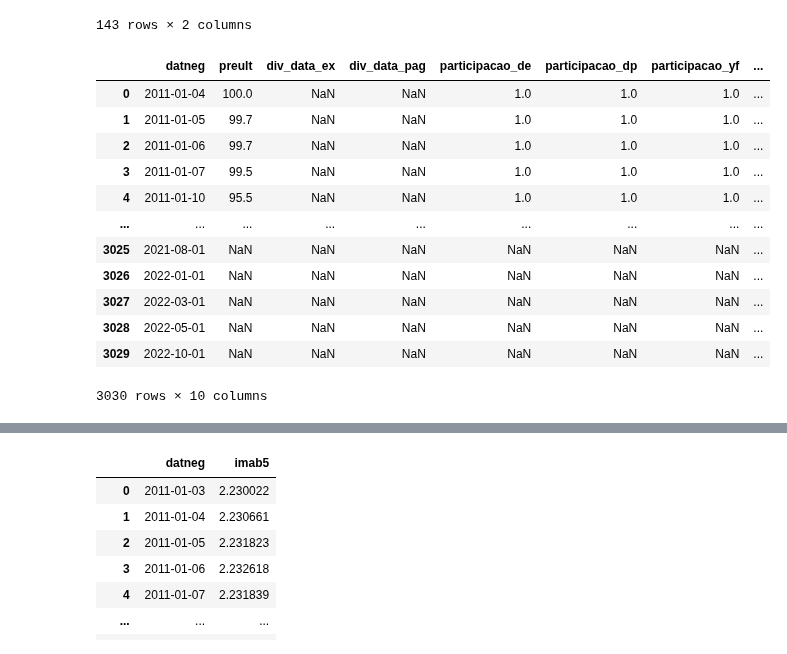
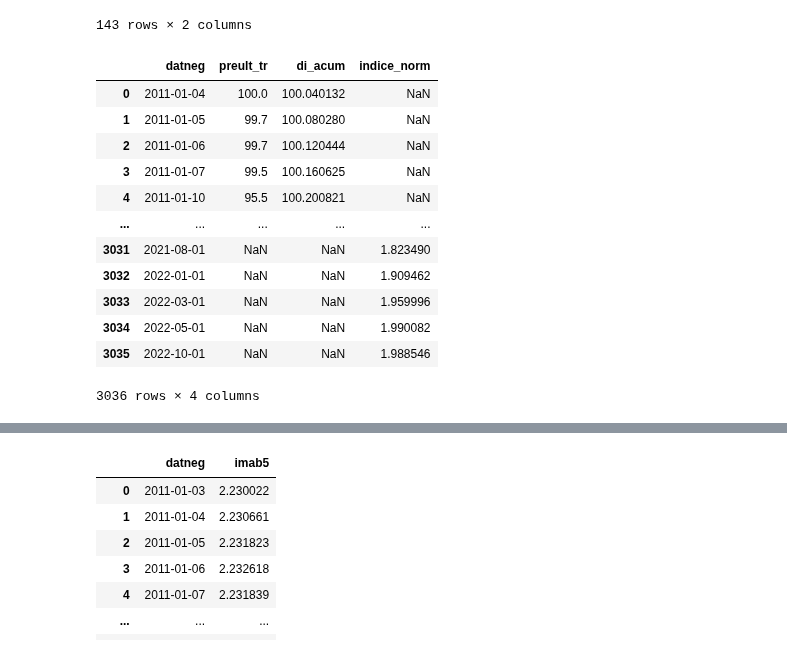
Before and after one commit to crdcj/medium, a Jupyter notebook: KNRI_PERF/knri.ipynb, the cells around one changed output, grey strips where cells are left out. Drawn from its saved outputs; the diff is of its cells as text; code cells hidden in the pictures.

```diff
--- a/KNRI_PERF/knri.ipynb
+++ b/KNRI_PERF/knri.ipynb
@@ -5,10 +5,10 @@ from evento import ajustar_datas
 # %%
 # Fundo sem histórico completo de preços no Yahoo Finance
 # Carregar histórico da B3
-precos = (
-    pd.read_csv('data/knri.csv', parse_dates=['datneg'])
+cotas = (
+    pd.read_csv('./data/knri_tr.csv', parse_dates=['datneg'])
     # a série da B3 começa em "2010-12-01" -> vamos começar em "2011-01-01"
     .query('datneg >= "2011-01-01"')
 )
-precos
+cotas
 # %% [output]
@@ -408,7 +97,7 @@ Data columns (total 5 columns):
 dtypes: datetime64[ns](1), float64(4)
 memory usage: 118.0 KB
 # %%
-tr = tr.merge(di[["data", "di_acum"]], how="left", left_on="datneg", right_on="data")
-tr.drop(columns=["data"], inplace=True)
-tr
+cotas = cotas.merge(di[["data", "di_acum"]], how="left", left_on="datneg", right_on="data")
+cotas.drop(columns=["data"], inplace=True)
+cotas
 # %% [output]
@@ -444,0 +117,3 @@ tr
+# %%
+cotas["di_acum"] = cotas["preult_tr"].iloc[0] * cotas["di_acum"]
+cotas
@@ -527,20 +216,20 @@ ipca
 | 142 | 2022-11-01 | 1.996698 |
 143 rows × 2 columns
 # %%
-tr = tr.merge(ipca, how='outer')
-tr
+cotas = cotas.merge(ipca, how='outer')
+cotas
 # %% [output]
-|  | datneg | preult | div_data_ex | div_data_pag | participacao_de | participacao_dp | participacao_yf | ... |
-| 0 | 2011-01-04 | 100.0 | NaN | NaN | 1.0 | 1.0 | 1.0 | ... |
-| 1 | 2011-01-05 | 99.7 | NaN | NaN | 1.0 | 1.0 | 1.0 | ... |
-| 2 | 2011-01-06 | 99.7 | NaN | NaN | 1.0 | 1.0 | 1.0 | ... |
-| 3 | 2011-01-07 | 99.5 | NaN | NaN | 1.0 | 1.0 | 1.0 | ... |
-| 4 | 2011-01-10 | 95.5 | NaN | NaN | 1.0 | 1.0 | 1.0 | ... |
-| ... | ... | ... | ... | ... | ... | ... | ... | ... |
-| 3025 | 2021-08-01 | NaN | NaN | NaN | NaN | NaN | NaN | ... |
-| 3026 | 2022-01-01 | NaN | NaN | NaN | NaN | NaN | NaN | ... |
-| 3027 | 2022-03-01 | NaN | NaN | NaN | NaN | NaN | NaN | ... |
-| 3028 | 2022-05-01 | NaN | NaN | NaN | NaN | NaN | NaN | ... |
-| 3029 | 2022-10-01 | NaN | NaN | NaN | NaN | NaN | NaN | ... |
+|  | datneg | preult_tr | di_acum | indice_norm |
+| 0 | 2011-01-04 | 100.0 | 100.040132 | NaN |
+| 1 | 2011-01-05 | 99.7 | 100.080280 | NaN |
+| 2 | 2011-01-06 | 99.7 | 100.120444 | NaN |
+| 3 | 2011-01-07 | 99.5 | 100.160625 | NaN |
+| 4 | 2011-01-10 | 95.5 | 100.200821 | NaN |
+| ... | ... | ... | ... | ... |
+| 3031 | 2021-08-01 | NaN | NaN | 1.823490 |
+| 3032 | 2022-01-01 | NaN | NaN | 1.909462 |
+| 3033 | 2022-03-01 | NaN | NaN | 1.959996 |
+| 3034 | 2022-05-01 | NaN | NaN | 1.990082 |
+| 3035 | 2022-10-01 | NaN | NaN | 1.988546 |
-3030 rows × 10 columns
+3036 rows × 4 columns
 # %%
```
Also changed, not shown: parts of 30 cells of this notebook, 4 other files.
